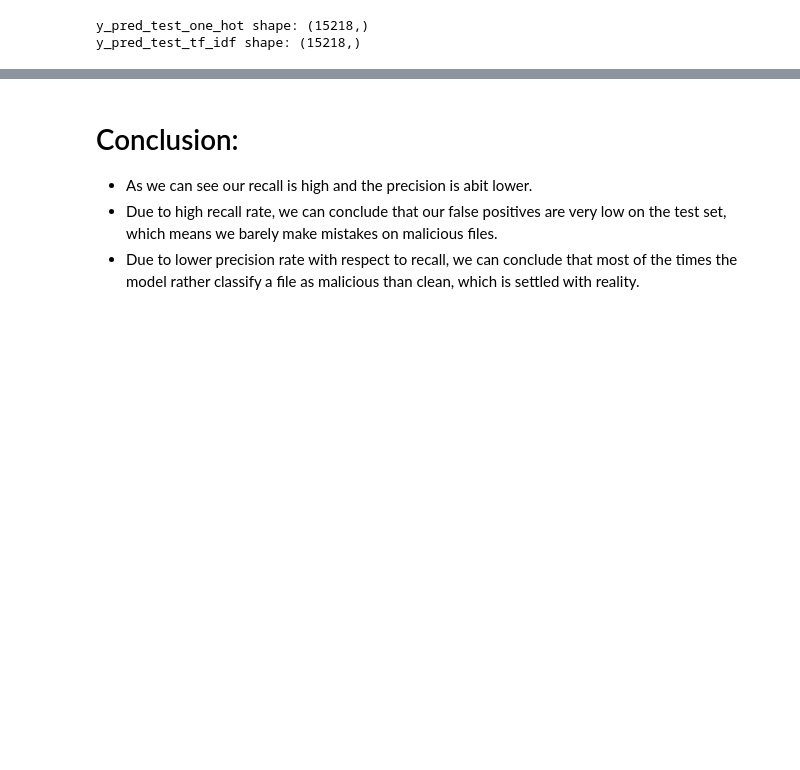
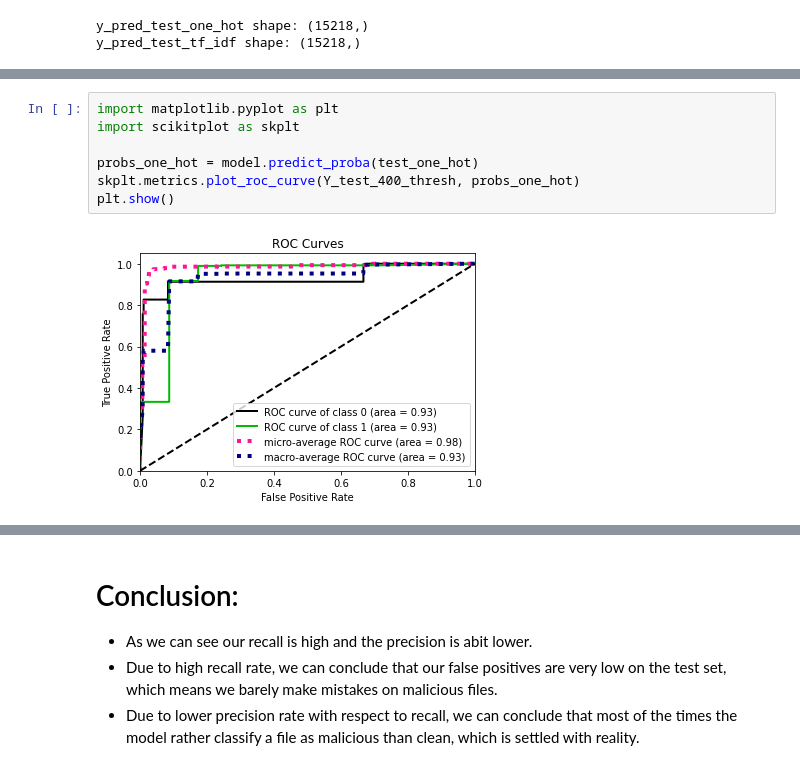
Before and after one commit to NitCoh/TextAnalysisForBigData, a Jupyter notebook: Big_Data_Analysis_for_Cyber_Security_Text_Analysis.ipynb, the cells around one changed output, grey strips where cells are left out. Cells and saved outputs as stored; diff of their text form; blank space fills up the shorter version.

```diff
--- a/Big_Data_Analysis_for_Cyber_Security_Text_Analysis.ipynb
+++ b/Big_Data_Analysis_for_Cyber_Security_Text_Analysis.ipynb
@@ -1238,3 +1274,12 @@ tf_idf_f1_score Precision: 0.920817453016165 Recall: 1.0 F1_Score: 0.95877664123
+# %%
+import matplotlib.pyplot as plt
+import scikitplot as skplt
+
+probs_one_hot = model.predict_proba(test_one_hot)
+skplt.metrics.plot_roc_curve(Y_test_400_thresh, probs_one_hot)
+plt.show()
+# %% [output]
+[figure, added]
 # %%
 from sklearn.metrics import plot_confusion_matrix
 
```
Also changed, not shown: parts of 32 cells of this notebook.
